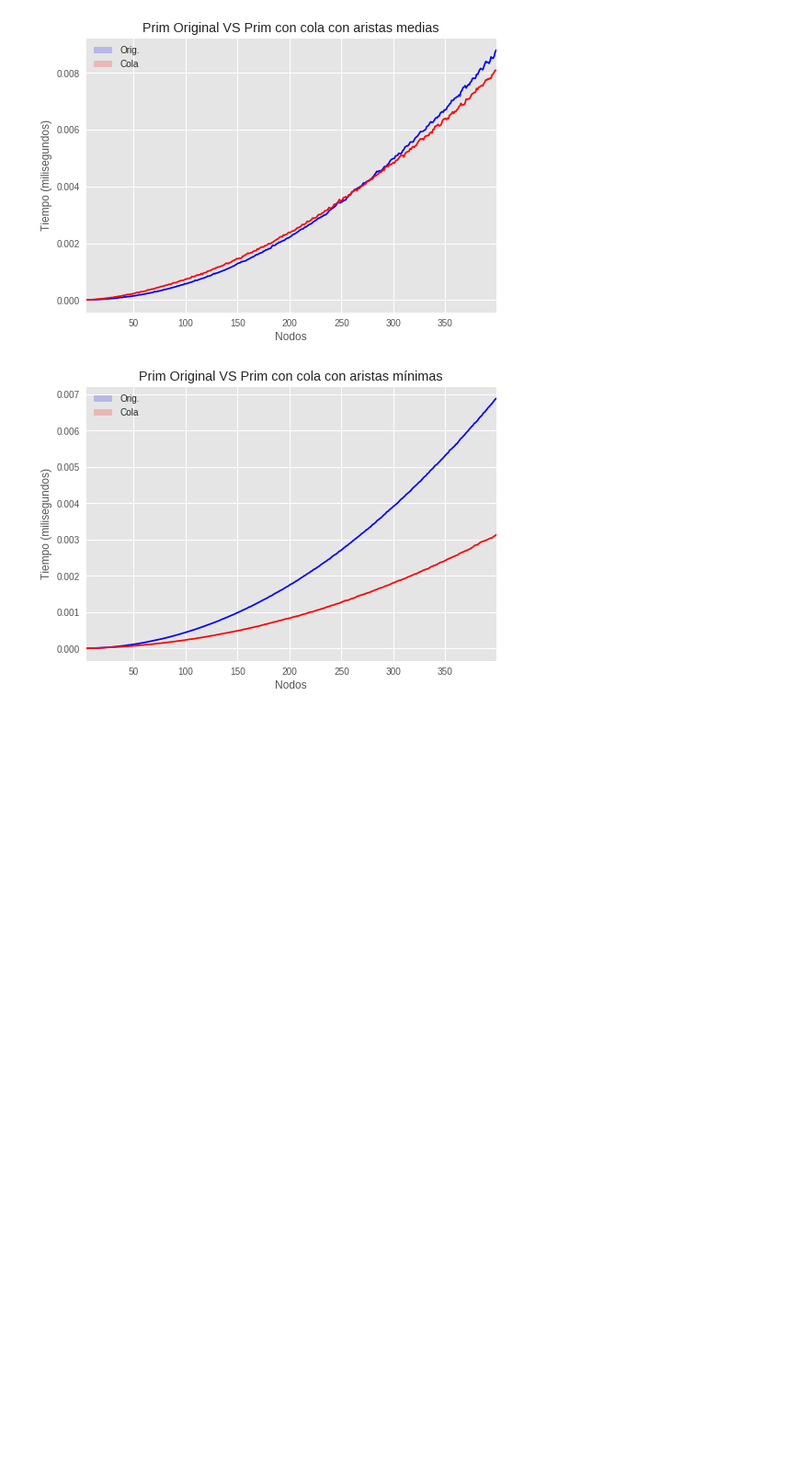
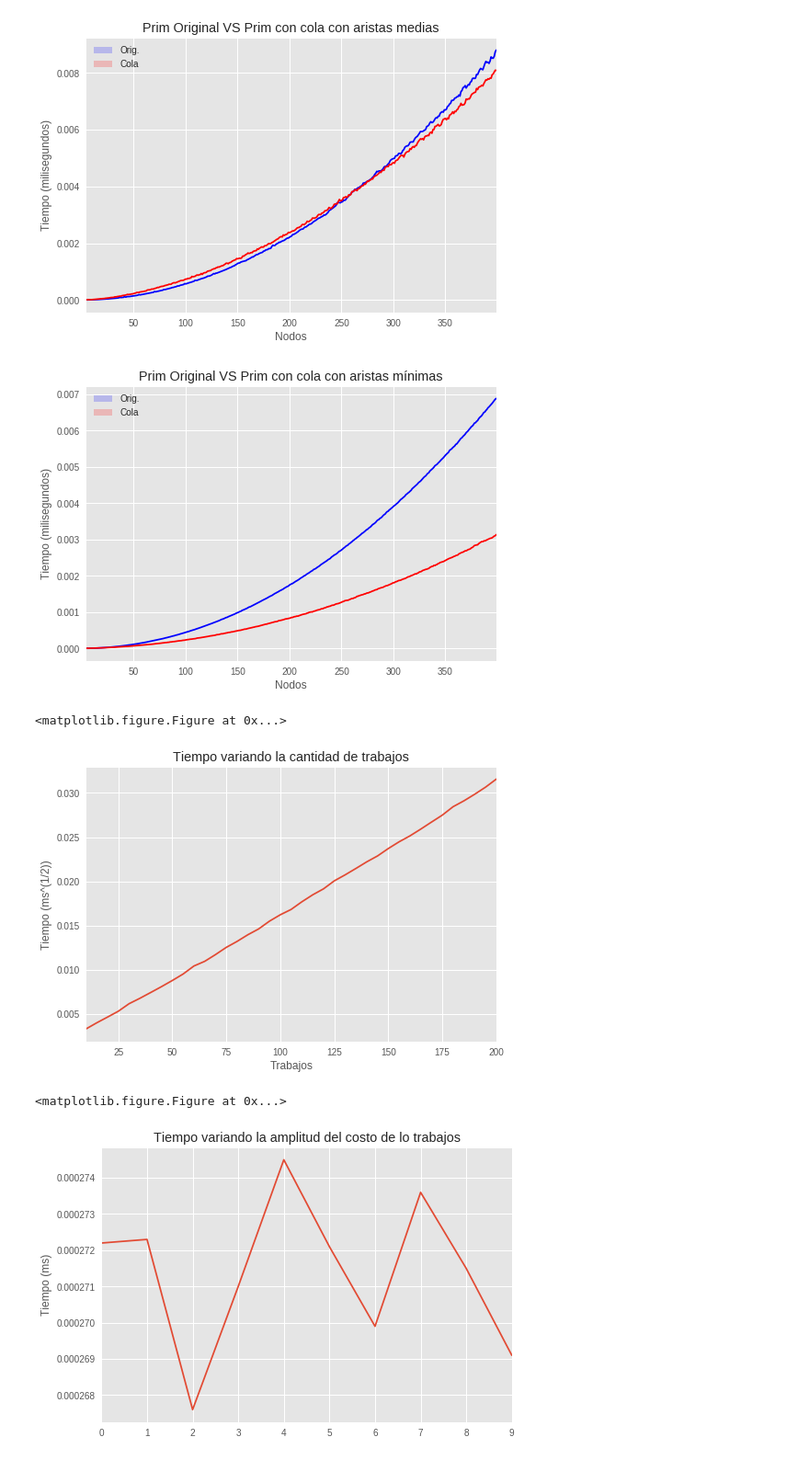
Before and after one commit to juanmanuelbaldonado/AED3-TP2, a Jupyter notebook: resultados/graficador.ipynb, the cells around one changed output. Shown: that part at 92% size. Cells and saved outputs as stored; diff of their text form; code cells hidden in the pictures; blank space fills up the shorter version.

Commit message:
graficos ejercicio2

```diff
--- a/resultados/graficador.ipynb
+++ b/resultados/graficador.ipynb
@@ -129,3 +129,43 @@ mostrar()
 [figure]
 [figure]
 [figure]
+# %%
+###############
+# Ejercicio 1 #
+###############
+
+## Experimento 1 ##
+
+df_variando_cant_trabajos = pd.read_csv('./ejercicio1/ej1_variando_cant_trabajos.csv')
+plt.clf()
+grafico_variando_cant_trabajos = df_variando_cant_trabajos.groupby('Trabajos').mean().apply(lambda Tiempo_s : Tiempo_s ** (1/2)).plot(y='Tiempo_s', legend=False)
+grafico_variando_cant_trabajos.set_ylabel('Tiempo (ms^(1/2))')
+grafico_variando_cant_trabajos.set_title('Tiempo variando la cantidad de trabajos')
+mostrar()
+
+## Experimento 2 ##
+
+df_variando_amplitud = pd.read_csv('./ejercicio1/ej1_variando_amplitud_costos.csv')
+amplitud_tiempo_promedio = []
+amplitud_tiempo_promedio_2 = df_variando_amplitud['Tiempo_s']
+ampltitudes = []
+
+for filas in range(0, 100, 10):
+    ampltitudes.append(100 - filas)
+    amplitud_tiempo_promedio.append(amplitud_tiempo_promedio_2[filas:filas+10].mean())
+
+d = {'Amplitud' : pd.Series(ampltitudes),
+     'Tiempo_s' : pd.Series(amplitud_tiempo_promedio)}
+
+df_variando_amplitud_res = pd.DataFrame(d)
+
+plt.clf()
+grafico_variando_cant_trabajos = df_variando_amplitud_res.plot(y='Tiempo_s', legend=False)
+grafico_variando_cant_trabajos.set_ylabel('Tiempo (ms)')
+grafico_variando_cant_trabajos.set_title('Tiempo variando la amplitud del costo de lo trabajos')
+mostrar()
+# %% [output]
+<matplotlib.figure.Figure at 0x...>
+[figure, added]
+<matplotlib.figure.Figure at 0x...>
+[figure, added]
```
